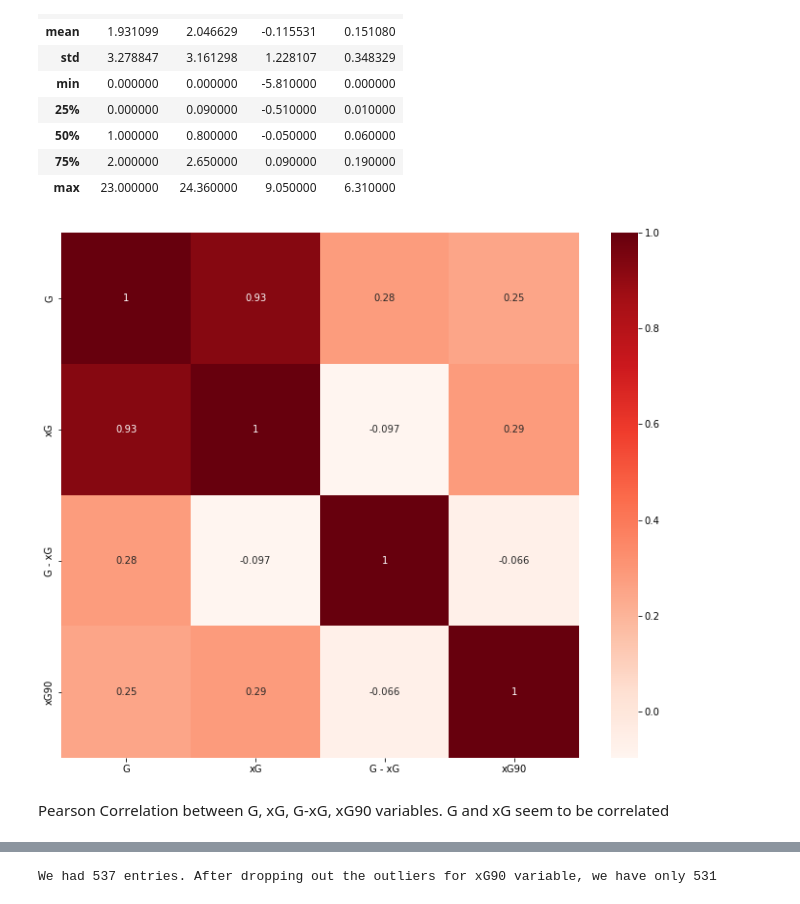
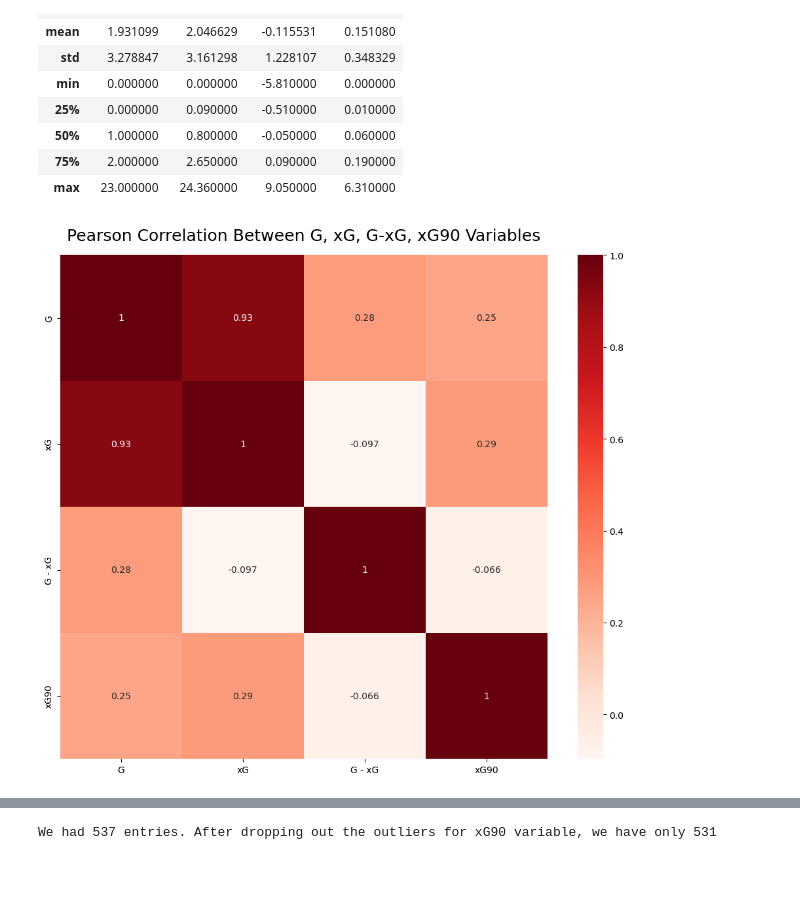
Before and after one commit to ubco-W2022T2-data301/group26, a Jupyter notebook: analysis/analysisAnanya.ipynb, the cells around one changed output, grey strips where cells are left out. Drawn from its saved outputs; the diff is of its cells as text; code cells hidden in the pictures; blank space fills up the shorter version.

Commit message:
Added conclusion, legend, lambda function, titles for plots, and revised analysis

```diff
--- a/analysis/analysisAnanya.ipynb
+++ b/analysis/analysisAnanya.ipynb
@@ -73,12 +75,12 @@ df.describe().apply(lambda s: s.apply(lambda x: format(x, 'f')))
 | 75% | 2.000000 | 2.650000 | 0.090000 | 0.190000 |
 | max | 23.000000 | 24.360000 | 9.050000 | 6.310000 |
 # %%
+
 #Using Pearson Correlation
 plt.figure(figsize=(12,10))
 cor = df.corr()
-sns.heatmap(cor, annot=True, cmap=plt.cm.Reds)
+heatmap = sns.heatmap(cor, annot=True, cmap=plt.cm.Reds)
+heatmap.set_title('Pearson Correlation Between G, xG, G-xG, xG90 Variables', fontdict={'fontsize':18}, pad=16)
 plt.show()
 # %% [output]
-[figure, old version]
+[figure, new version]
-# %% [markdown]
-Pearson Correlation between G, xG, G-xG, xG90 variables. G and xG seem to be correlated
```
Also changed, not shown: parts of 16 cells of this notebook.
